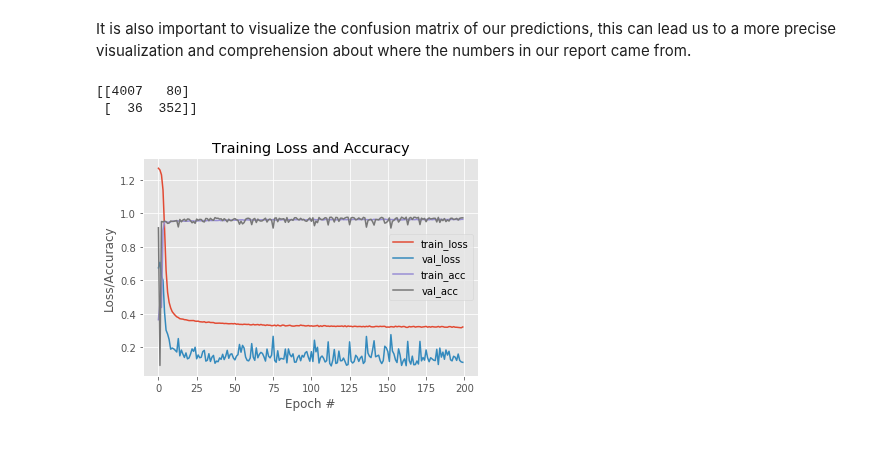
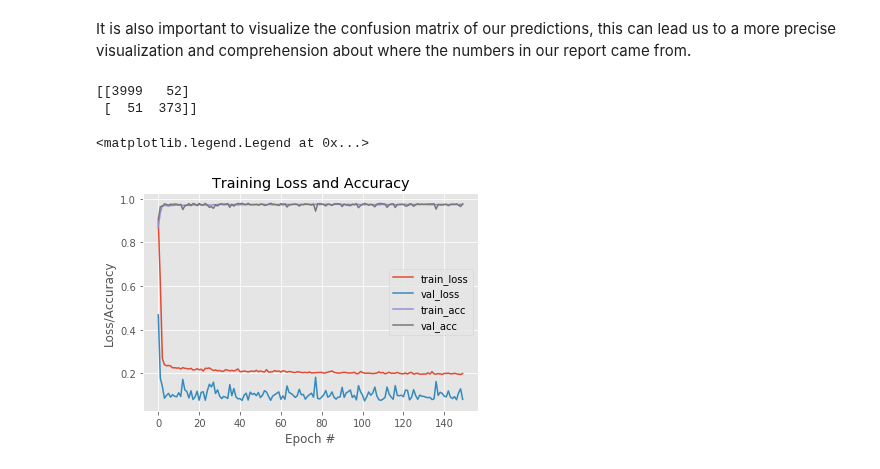
Before and after one commit to alexandrehsd/predicting-pulsar-stars, a Jupyter notebook: predicting_pulsar_stars.ipynb, the cells around one changed output. Cells and saved outputs as stored; diff of their text form; code cells hidden in the pictures.

Commit message:
Added momentum to sgd

```diff
--- a/predicting_pulsar_stars.ipynb
+++ b/predicting_pulsar_stars.ipynb
@@ -66,15 +66,15 @@ model.add(Dense(1, activation='sigmoid'))
 # %% [markdown]
 We are going to use the Stochastic Gradient Descent technique as an optimizer, initially with a learning rate = 0.1. Furthermore, as this is a binary classification problem, in this case a common loss function to use is the binary cross-entropy. Also, our dataset is extremely unbalanced instances of classes, in order to achieve more balance between classes, we weighted the class 1 (is pulsar) ten times more than class 0 (not a pulsar).
 # %%
-# Stochastic Gradient descent optimizer with learning rate = 0.1
-sgd = SGD(0.14)
+# Stochastic Gradient descent optimizer with learning rate = 0.12
+sgd = SGD(lr=0.12, momentum=0.9)
 
 model.compile(loss='binary_crossentropy', optimizer=sgd,
     metrics=["accuracy"])
 
-class_weight = { 0 : 1., 1 : 10.}
+class_weight = { 0 : 1., 1 : 5.}
 
 H = model.fit(trainX, trainY, validation_data=(testX, testY),
-              batch_size=128, epochs=200, class_weight=class_weight)
+              batch_size=128, epochs=150, class_weight=class_weight)
 # %% [output]
 Train on 13423 samples, validate on 4475 samples
@@ -123,20 +123,21 @@ It is also important to visualize the confusion matrix of our predictions, this
 # Confusion matrix
 print(confusion_matrix(testY, predictions))
 # %% [output]
-[[4007   80]
- [  36  352]]
+[[3999   52]
+ [  51  373]]
 # %%
 # Plotting the curve Epoch vs. Loss/Accuracy
 plt.style.use("ggplot")
 plt.figure()
-plt.plot(np.arange(0, 200), H.history["loss"], label="train_loss")
-plt.plot(np.arange(0, 200), H.history["val_loss"], label="val_loss")
-plt.plot(np.arange(0, 200), H.history["acc"], label="train_acc")
-plt.plot(np.arange(0, 200), H.history["val_acc"], label="val_acc")
+plt.plot(np.arange(0, 150), H.history["loss"], label="train_loss")
+plt.plot(np.arange(0, 150), H.history["val_loss"], label="val_loss")
+plt.plot(np.arange(0, 150), H.history["acc"], label="train_acc")
+plt.plot(np.arange(0, 150), H.history["val_acc"], label="val_acc")
 plt.title("Training Loss and Accuracy")
 plt.xlabel("Epoch #")
 plt.ylabel("Loss/Accuracy")
 plt.legend()
-plt.savefig('plot_complex.png')
+#plt.savefig('plot_complex.png')
 # %% [output]
+<matplotlib.legend.Legend at 0x...>
-[figure, old version]
+[figure, new version]
```
Also changed, not shown: parts of 3 cells of this notebook.
